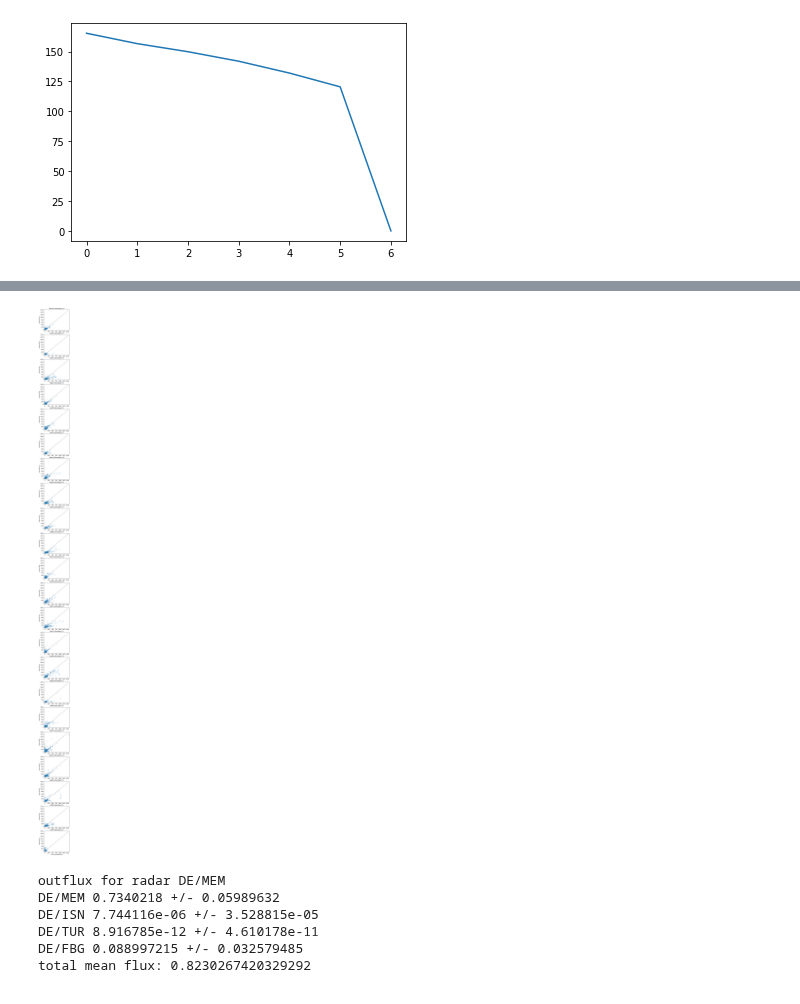
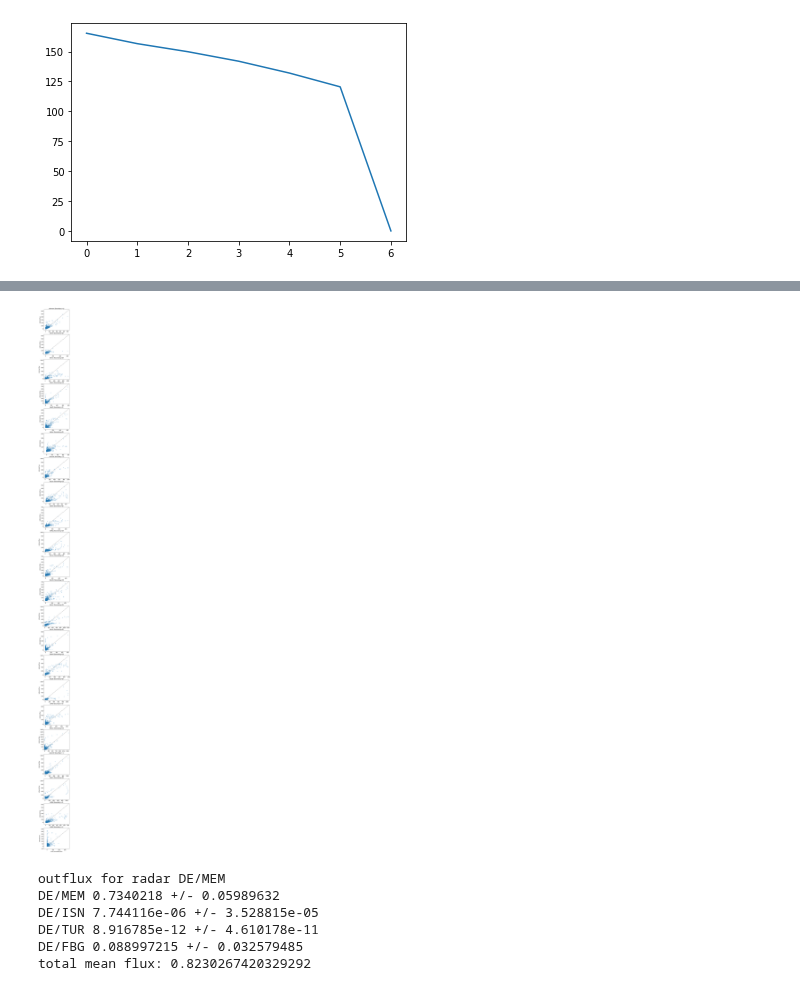
Before and after one commit to FionaLippert/birdMigration, a Jupyter notebook: notebooks/ML_models.ipynb, the cells around one changed output, grey strips where cells are left out. Saved outputs shown, nothing was run; the diff lists cells and outputs as text; code cells hidden in the pictures.

```diff
--- a/notebooks/ML_models.ipynb
+++ b/notebooks/ML_models.ipynb
@@ -86,0 +119,30 @@ ax[1].set(title='inner cells', xlabel='true (simulated) flux', xlim=(0-margin,ma
+# %%
+boundary_idx = voronoi.index[voronoi['boundary'] == 1]
+inner_idx = voronoi.index[voronoi['boundary'] == 0]
+
+fig, ax = plt.subplots(2, 2, figsize=(10, 10))
+for idx, cell_type in enumerate(['inner cells', 'boundary cells']):
+    cell_idx = voronoi.index[voronoi['boundary'] == idx]
+    self_flows_abm = []
+    self_flows_ml = []
+    other_flows_abm = abm_fluxes.copy()
+    other_flows_ml = ml_fluxes.copy()
+    for r, name in enumerate(voronoi.radar.to_numpy()):
+        if r in cell_idx:
+            self_flows_abm.extend(abm_fluxes[r,r])
+            self_flows_ml.extend(ml_fluxes[r,r])
+        other_flows_abm[r,r] = np.nan
+        other_flows_ml[r, r] = np.nan
+    other_flows_abm = other_flows_abm[cell_idx]
+    other_flows_ml = other_flows_ml[cell_idx]
+
+    ax[idx, 0].scatter(other_flows_abm.flatten(), other_flows_ml.flatten(), alpha=0.2)
+    ax[idx, 0].plot(range(int(max_flux)), range(int(max_flux)), ls='--', c='gray')
+    ax[idx, 1].scatter(self_flows_abm, self_flows_ml, alpha=0.2)
+    ax[idx, 1].plot(range(int(max_flux)), range(int(max_flux)), ls='--', c='gray')
+    max_flux_cells = max(np.nanmax(other_flows_abm), np.nanmax(other_flows_ml))
+    ax[idx, 0].set(title=f'flux to neighbors ({cell_type})', ylabel='inferred flux', xlim=(0,max_flux_cells), ylim=(0,max_flux_cells))
+    max_flux_cells = max(max(self_flows_abm), max(self_flows_ml))
+    ax[idx, 1].set(title=f'flux to self ({cell_type})', xlim=(0,max_flux_cells), ylim=(0,max_flux_cells))
+ax[1,0].set_xlabel('true (simulated) flux')
+ax[1,1].set_xlabel('true (simulated) flux');
@@ -87,18 +151,19 @@ ax[1].set(title='inner cells', xlabel='true (simulated) flux', xlim=(0-margin,ma
 # %%
 margin=50
 fig, ax = plt.subplots(len(radar_index), figsize=(4, len(radar_index)*4))
 for ridx, name in enumerate(voronoi.radar):
     ax[ridx].scatter(abm_fluxes[ridx].flatten(), ml_fluxes[ridx].flatten(), alpha=0.2)
     ax[ridx].plot(range(int(max_flux)), range(int(max_flux)), ls='--', c='gray')
     margin=50
-    ax[ridx].set(ylabel='inferred flux', xlim=(0-margin,max_flux+margin), ylim=(0-margin,max_flux+margin))
+    max_flux_r = max(abm_fluxes[ridx].max(), ml_fluxes[ridx].max())
+    ax[ridx].set(ylabel='inferred flux', xlim=(0-margin,max_flux_r+margin), ylim=(0-margin,max_flux_r+margin))
     ax[ridx].set(title=f'{name} (boundary={voronoi["boundary"][ridx]})')
 
 ax[-1].set(xlabel='true (simulated) flux')
 #fig.tight_layout()
 fig.subplots_adjust(hspace=0.2)
 # %% [output]
-[figure, old version]
+[figure, new version]
 # %%
 for idx, radar in enumerate(voronoi.radar):
     print(f'outflux for radar {radar}')
```
Also changed, not shown: parts of 5 cells of this notebook, 3 other files.
